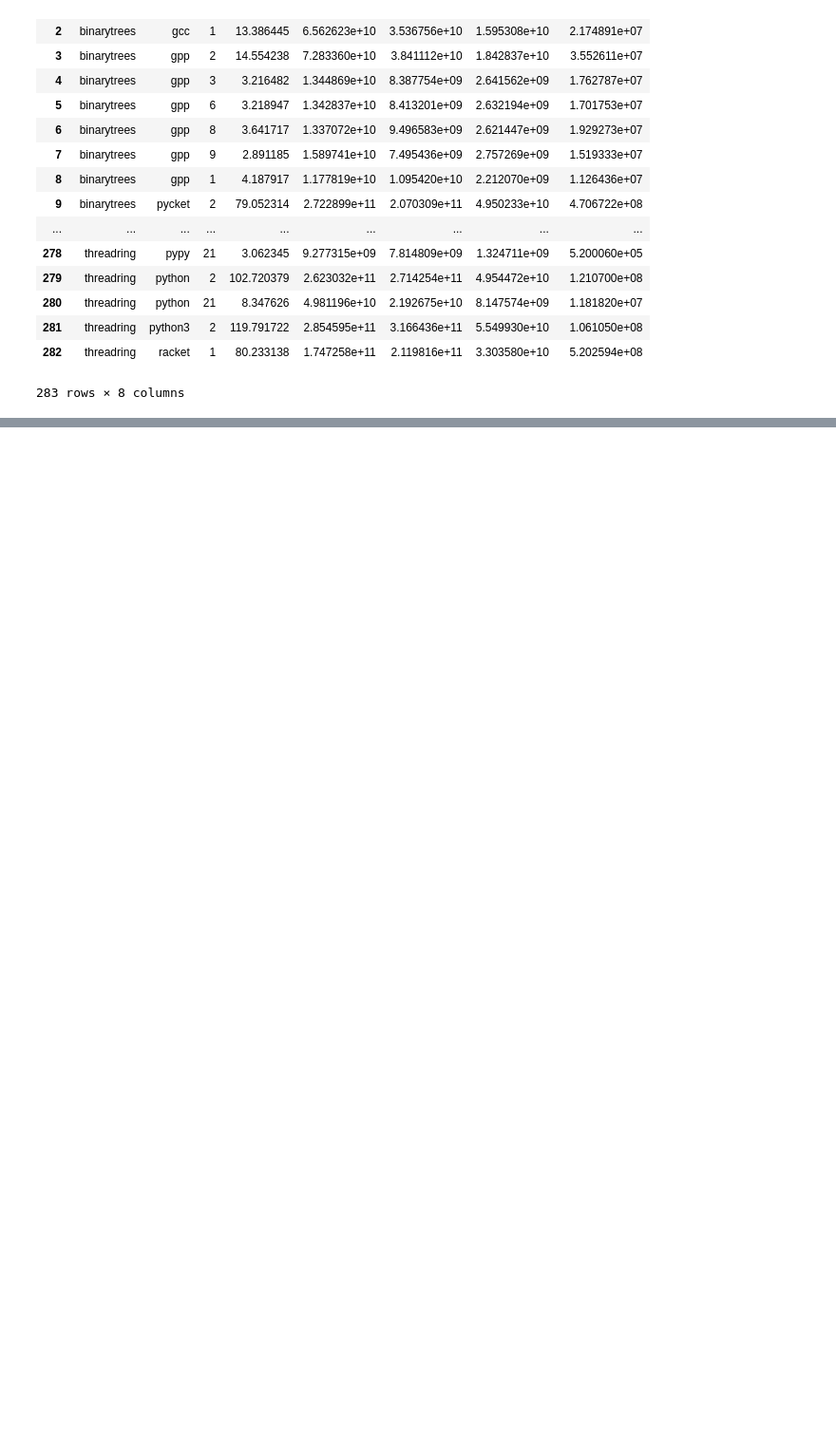
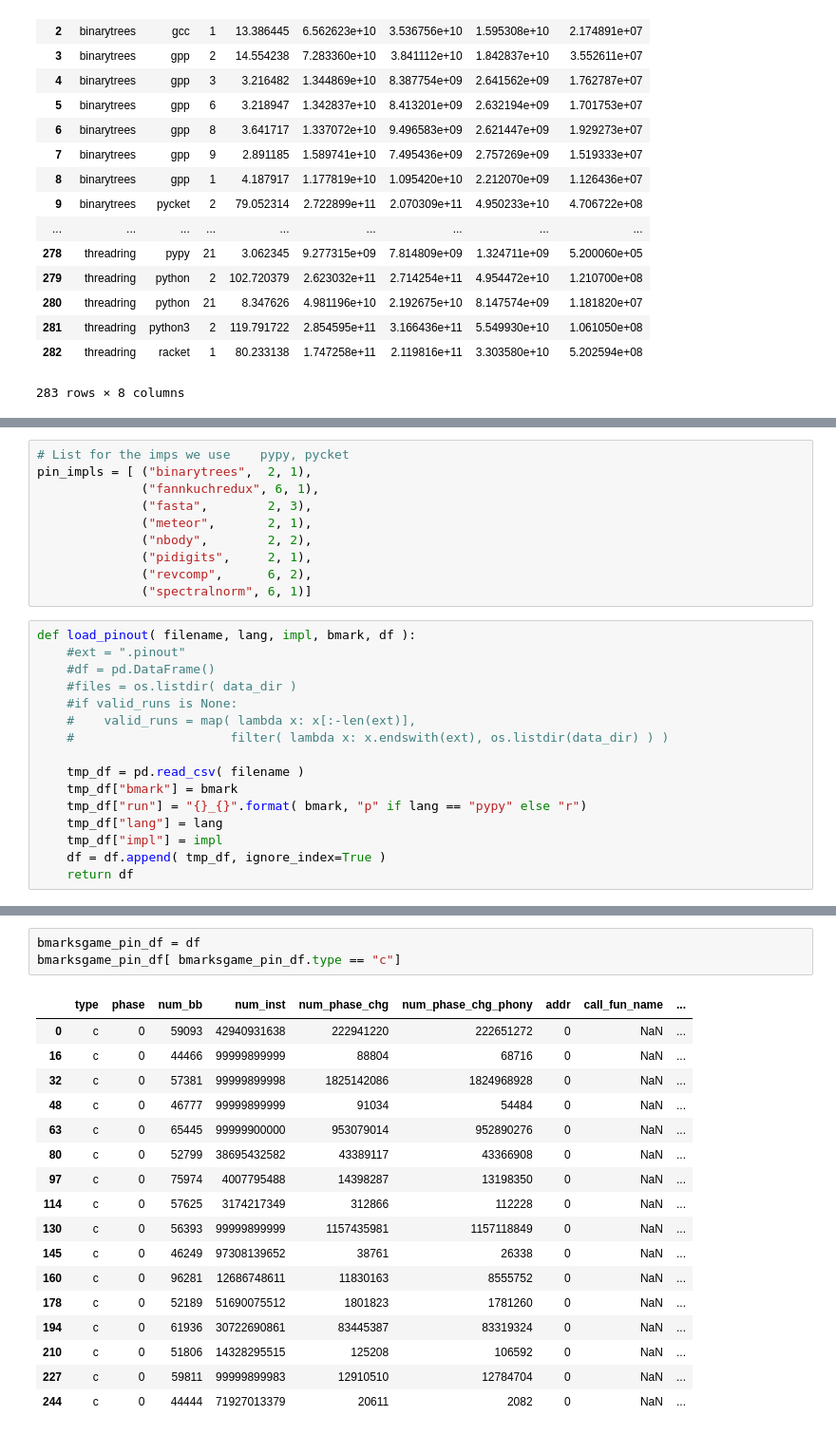
Before and after one commit to cornell-brg/metatracing-workload-characterization, a Jupyter notebook: ipython-notebooks/iiswc_bmarksgame.ipynb, the cells around one changed output, grey strips where cells are left out. Shown at 95% size. Cells and saved outputs as stored; diff of their text form; blank space fills up the shorter version.

```diff
--- a/ipython-notebooks/iiswc_bmarksgame.ipynb
+++ b/ipython-notebooks/iiswc_bmarksgame.ipynb
@@ -455,0 +458,26 @@ overall
+# %%
+# List for the imps we use    pypy, pycket
+pin_impls = [ ("binarytrees",  2, 1),
+              ("fannkuchredux", 6, 1),
+              ("fasta",        2, 3),
+              ("meteor",       2, 1),
+              ("nbody",        2, 2),
+              ("pidigits",     2, 1),
+              ("revcomp",      6, 2),
+              ("spectralnorm", 6, 1)]
+# %%
+def load_pinout( filename, lang, impl, bmark, df ):
+    #ext = ".pinout"
+    #df = pd.DataFrame()
+    #files = os.listdir( data_dir )
+    #if valid_runs is None:
+    #    valid_runs = map( lambda x: x[:-len(ext)],
+    #                     filter( lambda x: x.endswith(ext), os.listdir(data_dir) ) )
+
+    tmp_df = pd.read_csv( filename )
+    tmp_df["bmark"] = bmark
+    tmp_df["run"] = "{}_{}".format( bmark, "p" if lang == "pypy" else "r")
+    tmp_df["lang"] = lang
+    tmp_df["impl"] = impl
+    df = df.append( tmp_df, ignore_index=True )
+    return df
@@ -455,0 +502,21 @@ overall
+# %%
+bmarksgame_pin_df = df
+bmarksgame_pin_df[ bmarksgame_pin_df.type == "c"]
+# %% [output]
+|  | type | phase | num_bb | num_inst | num_phase_chg | num_phase_chg_phony | addr | call_fun_name | ... |
+| 0 | c | 0 | 59093 | 42940931638 | 222941220 | 222651272 | 0 | NaN | ... |
+| 16 | c | 0 | 44466 | 99999899999 | 88804 | 68716 | 0 | NaN | ... |
+| 32 | c | 0 | 57381 | 99999899998 | 1825142086 | 1824968928 | 0 | NaN | ... |
+| 48 | c | 0 | 46777 | 99999899999 | 91034 | 54484 | 0 | NaN | ... |
+| 63 | c | 0 | 65445 | 99999900000 | 953079014 | 952890276 | 0 | NaN | ... |
+| 80 | c | 0 | 52799 | 38695432582 | 43389117 | 43366908 | 0 | NaN | ... |
+| 97 | c | 0 | 75974 | 4007795488 | 14398287 | 13198350 | 0 | NaN | ... |
+| 114 | c | 0 | 57625 | 3174217349 | 312866 | 112228 | 0 | NaN | ... |
+| 130 | c | 0 | 56393 | 99999899999 | 1157435981 | 1157118849 | 0 | NaN | ... |
+| 145 | c | 0 | 46249 | 97308139652 | 38761 | 26338 | 0 | NaN | ... |
+| 160 | c | 0 | 96281 | 12686748611 | 11830163 | 8555752 | 0 | NaN | ... |
+| 178 | c | 0 | 52189 | 51690075512 | 1801823 | 1781260 | 0 | NaN | ... |
+| 194 | c | 0 | 61936 | 30722690861 | 83445387 | 83319324 | 0 | NaN | ... |
+| 210 | c | 0 | 51806 | 14328295515 | 125208 | 106592 | 0 | NaN | ... |
+| 227 | c | 0 | 59811 | 99999899983 | 12910510 | 12784704 | 0 | NaN | ... |
+| 244 | c | 0 | 44444 | 71927013379 | 20611 | 2082 | 0 | NaN | ... |
```
Also changed, not shown: parts of 5 cells of this notebook.
